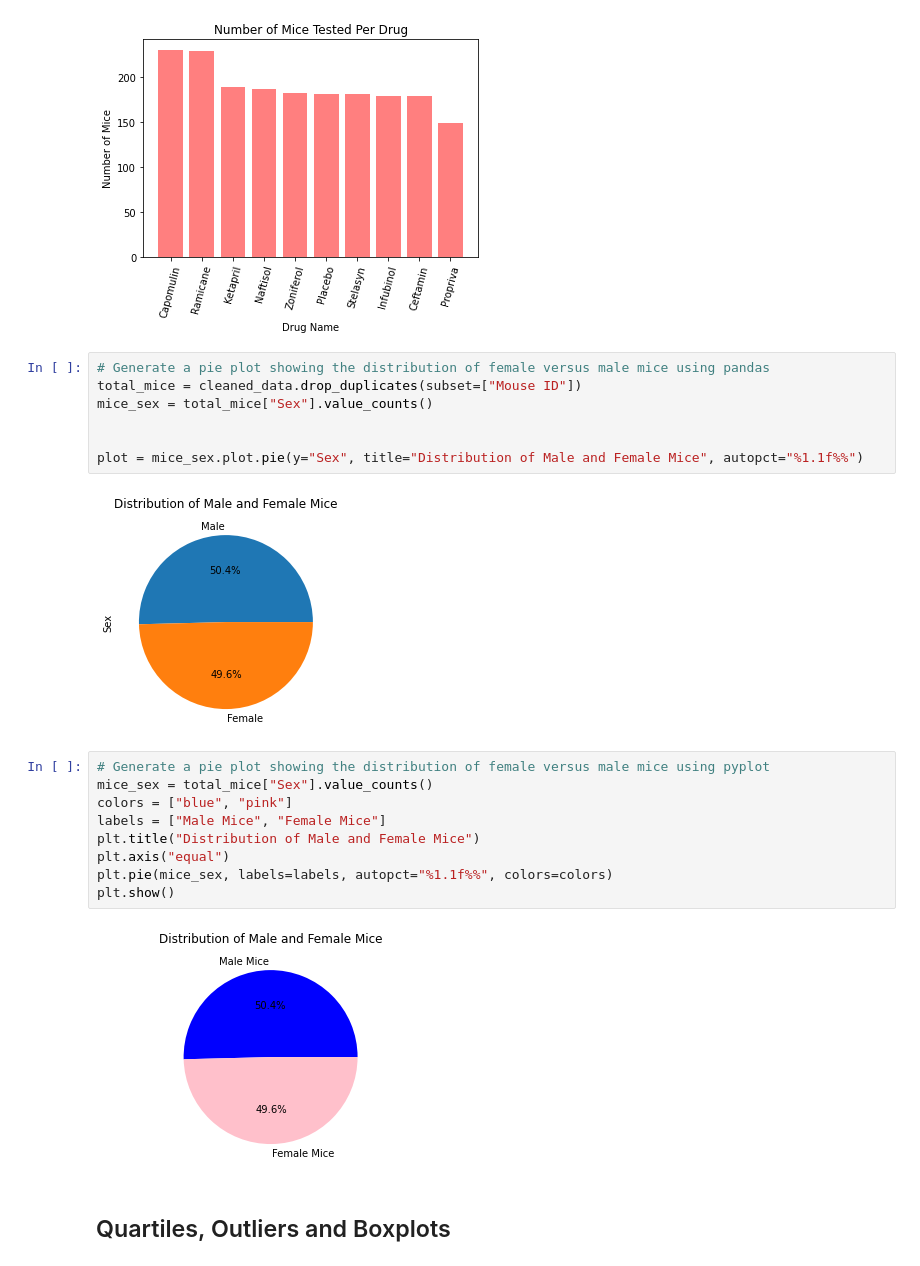
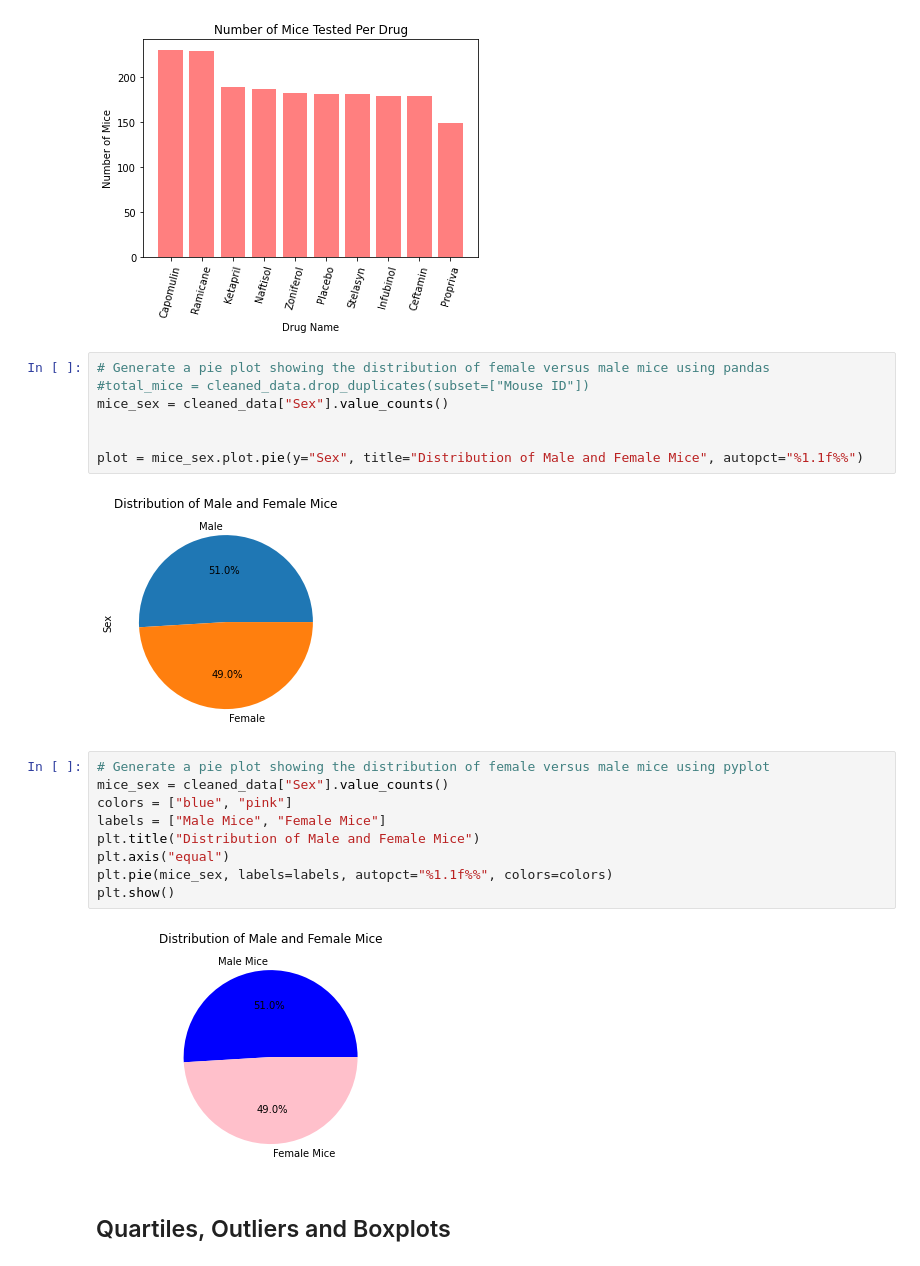
Before and after one commit to paulywog13/Matplotlib-Homework, a Jupyter notebook: Pymaceuticals/pymaceuticals_starter.ipynb, the cells around one changed output. Saved outputs shown, nothing was run; the diff lists cells and outputs as text.

Commit message:
Updated pie plot data

```diff
--- a/Pymaceuticals/pymaceuticals_starter.ipynb
+++ b/Pymaceuticals/pymaceuticals_starter.ipynb
@@ -183,16 +183,16 @@ plt.show()
 [figure]
 # %%
 # Generate a pie plot showing the distribution of female versus male mice using pandas
-total_mice = cleaned_data.drop_duplicates(subset=["Mouse ID"])
-mice_sex = total_mice["Sex"].value_counts()
+#total_mice = cleaned_data.drop_duplicates(subset=["Mouse ID"])
+mice_sex = cleaned_data["Sex"].value_counts()
 
 
 plot = mice_sex.plot.pie(y="Sex", title="Distribution of Male and Female Mice", autopct="%1.1f%%")
 # %% [output]
-[figure, old version]
+[figure, new version]
 # %%
 # Generate a pie plot showing the distribution of female versus male mice using pyplot
-mice_sex = total_mice["Sex"].value_counts()
+mice_sex = cleaned_data["Sex"].value_counts()
 colors = ["blue", "pink"]
 labels = ["Male Mice", "Female Mice"]
 plt.title("Distribution of Male and Female Mice")
@@ -200,7 +200,7 @@ plt.axis("equal")
 plt.pie(mice_sex, labels=labels, autopct="%1.1f%%", colors=colors)
 plt.show()
 # %% [output]
-[figure, old version]
+[figure, new version]
 # %% [markdown]
 ## Quartiles, Outliers and Boxplots
 # %%
```
